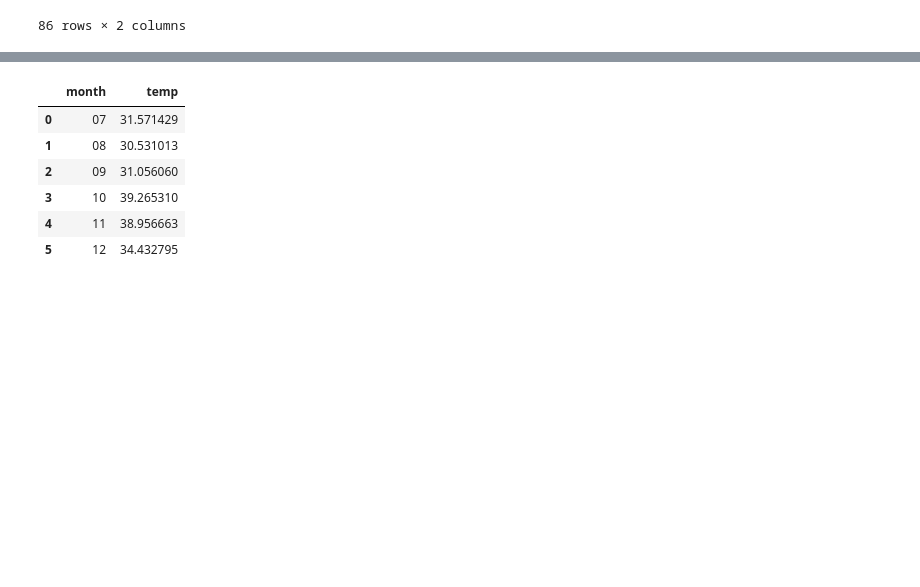
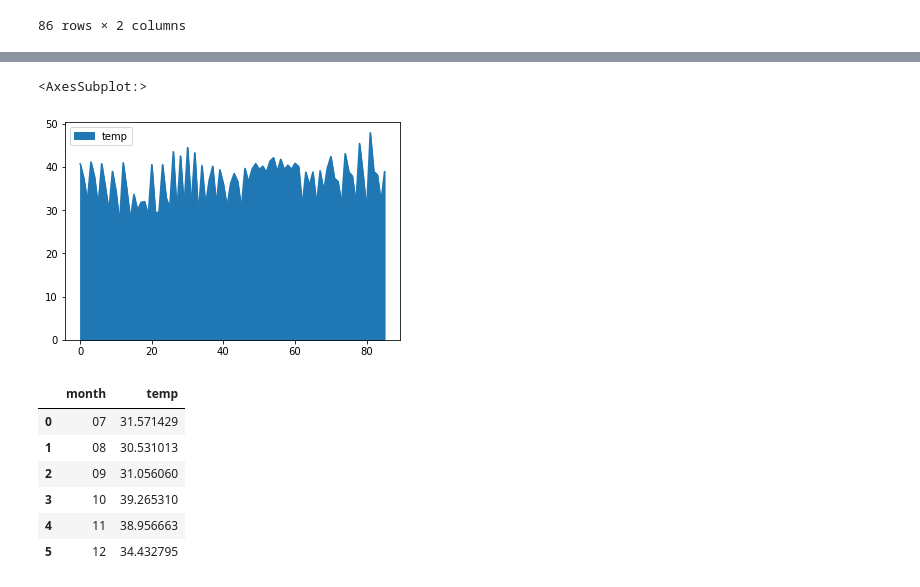
Before and after one commit to raveensingh13/Python-learning, a Jupyter notebook: iOT Data Analysis/iOT_data_analysis.ipynb, the cells around one changed output, grey strips where cells are left out. Cells and saved outputs as stored; diff of their text form; code cells hidden in the pictures; blank space fills up the shorter version.

Commit message:
Temprature analysis done

```diff
--- a/iOT Data Analysis/iOT_data_analysis.ipynb
+++ b/iOT Data Analysis/iOT_data_analysis.ipynb
@@ -279,4 +274,10 @@ dailyTemp.plot.scatter(x='date', y='temp')
 [figure]
+# %%
+#area representation of daily mean temprature analysis
+dailyTemp.plot.area()
+# %% [output]
+<AxesSubplot:>
+[figure, added]
 # %%
 #monthly mean temp
 monthlyTemp = df.groupby(['month'], as_index=False).mean()
```
Also changed, not shown: parts of 12 cells of this notebook, 2 other files.
